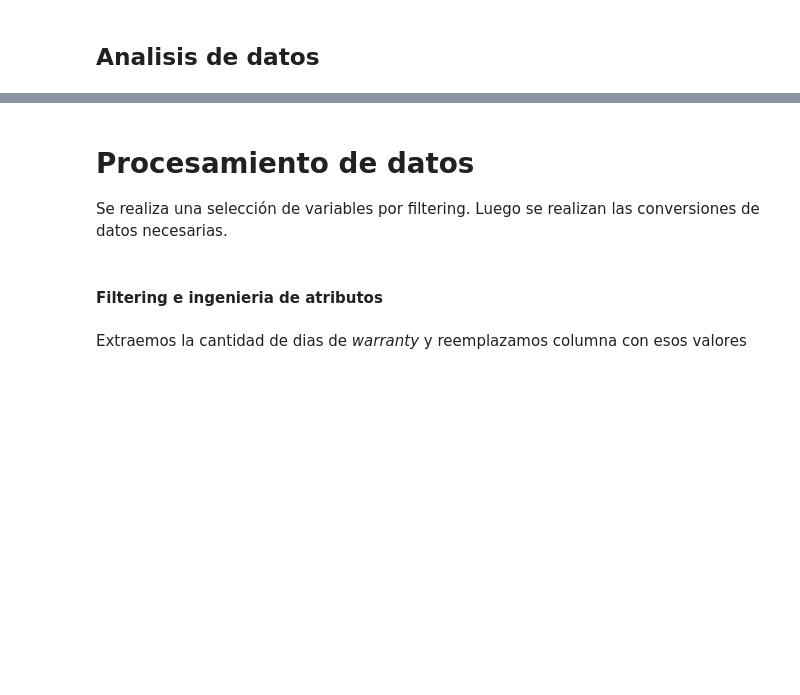
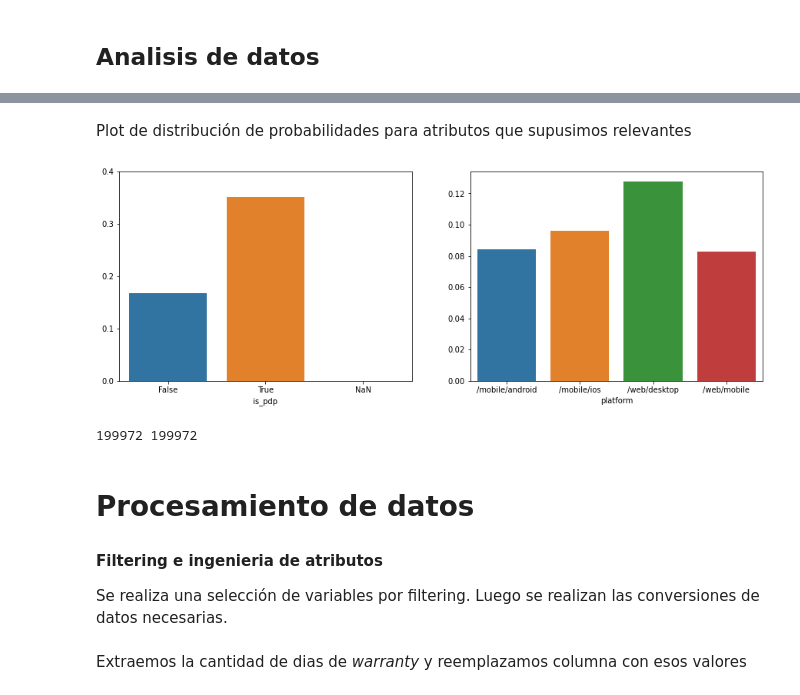
Before and after one commit to tomasglauberman/TP2_TDVI, a Jupyter notebook: model.ipynb, the cells around one changed output, grey strips where cells are left out. Drawn from its saved outputs; the diff is of its cells as text; code cells hidden in the pictures; blank space fills up the shorter version.

```diff
--- a/model.ipynb
+++ b/model.ipynb
@@ -48,5 +66,30 @@ print(sum(data['accepts_mercadopago'] == True), sum(data['boosted'] == False))
+# %% [markdown]
+Plot de distribución de probabilidades para atributos que supusimos relevantes
+# %%
+fig , (ax1, ax2) = plt.subplots(1, 2, figsize=(15, 5))
+
+data['is_pdp'].fillna(2, inplace=True)
+mean_conversion = data.groupby('is_pdp')['conversion'].mean()
+mean_conversion.index = mean_conversion.index.astype(str)
+sns.barplot(x=mean_conversion.index, y=mean_conversion.values, ax=ax1)
+ax1.set_xticks([0, 1, 2], ['False', 'True', 'NaN'], rotation=0)
+ax1.set_yticks(np.arange(0, 0.41, 0.1))
+
+mean_conversion = data.groupby('platform')['conversion'].mean()
+mean_conversion.index = mean_conversion.index.astype(str)
+sns.barplot(x=mean_conversion.index, y=mean_conversion.values, ax=ax2)
+
+plt.show()
+# %% [output]
+[figure, added]
+# %%
+data = pd.read_csv("./data/competition_data.csv")
+# %% [output]
+199972 199972
 # %% [markdown]
 # Procesamiento de datos
+
+#### Filtering e ingenieria de atributos
 Se realiza una selección de variables por filtering. Luego se realizan las conversiones de datos necesarias.
 # %%
 data.drop(columns=['benefit', 'deal_print_id','etl_version', 'accepts_mercadopago',
@@ -55,8 +98,6 @@ data.drop(columns=['benefit', 'deal_print_id','etl_version', 'accepts_mercadopag
 
 # Y casting to bool
 data['conversion'] = data['conversion'].astype('bool')
-# %% [markdown]
-#### Filtering e ingenieria de atributos
 # %% [markdown]
 Extraemos la cantidad de dias de *warranty* y reemplazamos columna con esos valores
 # %%
```
Also changed, not shown: parts of 18 cells of this notebook.
